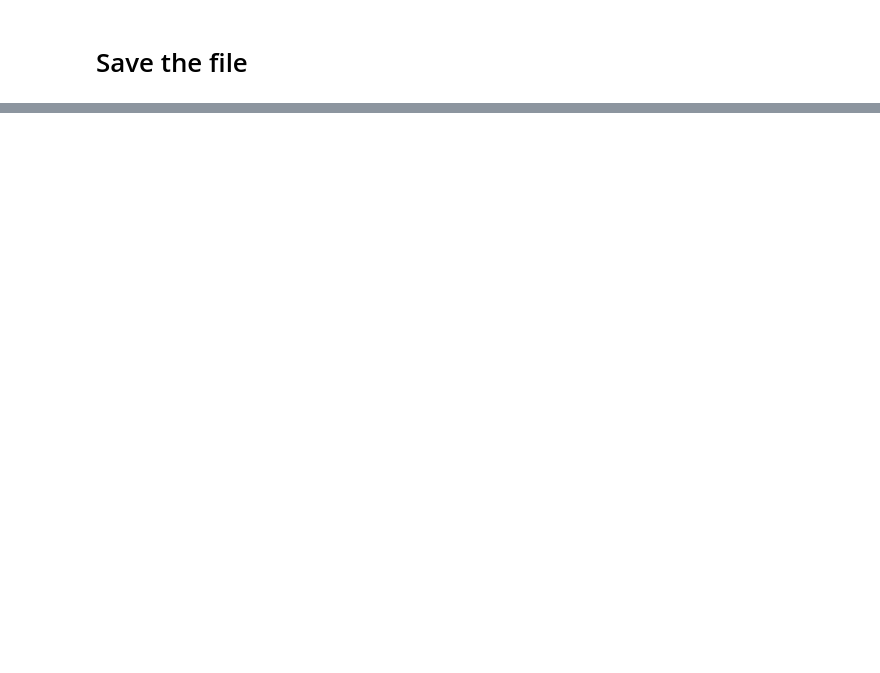
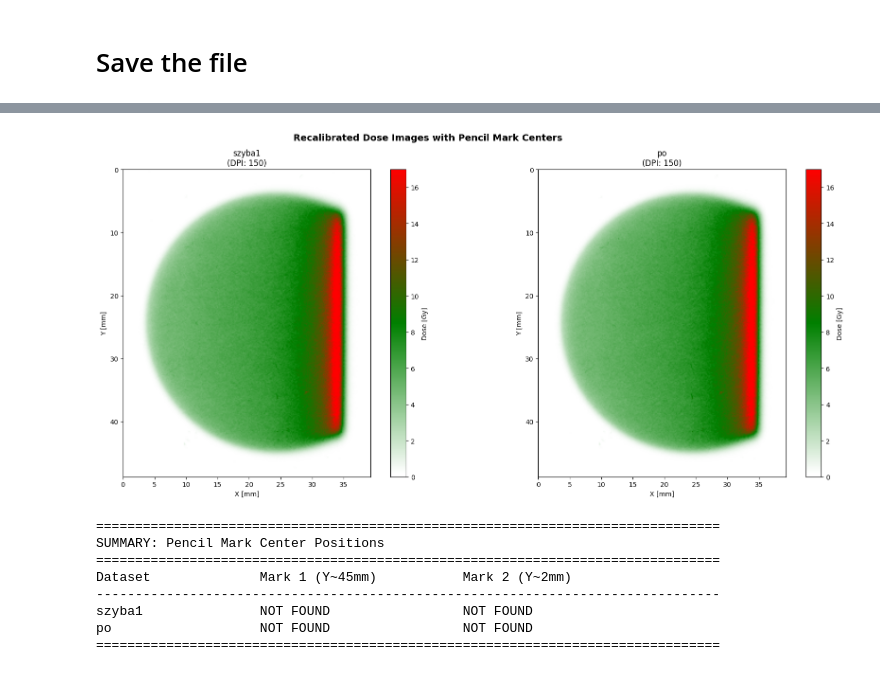
Before and after one commit to grzanka/osl_mb_foils, a Jupyter notebook: notebooks/pub_something_2026/ebt_foils/1.0_ebt_aic144_analysis.ipynb, the cells around one changed output, grey strips where cells are left out. Cells and saved outputs as stored; diff of their text form; code cells hidden in the pictures; blank space fills up the shorter version.

```diff
--- a/notebooks/pub_something_2026/ebt_foils/1.0_ebt_aic144_analysis.ipynb
+++ b/notebooks/pub_something_2026/ebt_foils/1.0_ebt_aic144_analysis.ipynb
@@ -659,0 +833,78 @@ np.savez_compressed('ebt_2D_aic144.npz', processed_pairs['szyba1'].dose_cropped)
+# %%
+# Visualize all 3 cropped recalibrated dose images with pencil mark centers
+fig, axes = plt.subplots(1, 2, figsize=(18, 8))
+
+for idx, (key, pair_data) in enumerate(processed_pairs.items()):
+    ax = axes[idx]
+
+    dose_cropped = pair_data.dose_recalibrated_cropped
+    px_to_mm = pair_data.px_to_mm
+    height, width = dose_cropped.shape
+
+    # Get colormap and normalization
+    vmax = np.percentile(dose_cropped[dose_cropped > 0], 99) if (dose_cropped > 0).any() else dose_cropped.max()
+    cmap = create_dose_colormap(CMAP_WHITE_THRESHOLD_PERCENT)
+
+    # Plot dose image
+    extent = [0, width * px_to_mm, height * px_to_mm, 0]
+    im = ax.imshow(dose_cropped, cmap=cmap, vmin=0, vmax=vmax,
+                   extent=extent, aspect='equal')
+
+    # Get pencil marks for this pair
+    mark1, mark2 = pencil_marks_results[key]
+
+    # Plot and label pencil mark centers
+    markers_to_plot = []
+    if mark1:
+        markers_to_plot.append((mark1, 'Mark 1'))
+    if mark2:
+        markers_to_plot.append((mark2, 'Mark 2'))
+
+    for mark, name in markers_to_plot:
+        # Plot center as blue point
+        ax.plot(mark.center_x_mm, mark.center_y_mm, 'bo', markersize=10, markeredgecolor='white', markeredgewidth=1.5)
+
+        # Add label with position in mm
+        label_text = f'({mark.center_x_mm:.1f}, {mark.center_y_mm:.1f}) mm'
+
+        # Position label with offset to avoid overlap with marker
+        offset_y = 3 if mark.center_y_mm < height * px_to_mm / 2 else -3
+        va = 'top' if offset_y > 0 else 'bottom'
+
+        ax.annotate(label_text,
+                    xy=(mark.center_x_mm, mark.center_y_mm),
+                    xytext=(mark.center_x_mm + 2, mark.center_y_mm + offset_y),
+                    fontsize=9, color='blue', fontweight='bold',
+                    bbox=dict(boxstyle='round,pad=0.3', facecolor='white', alpha=0.8, edgecolor='blue'),
+                    arrowprops=dict(arrowstyle='->', color='blue', lw=1))
+
+    ax.set_xlabel('X [mm]')
+    ax.set_ylabel('Y [mm]')
+    ax.set_title(f'{key}\n(DPI: {pair_data.dpi:.0f})')
+    plt.colorbar(im, ax=ax, label='Dose [Gy]', fraction=0.046)
+
+plt.suptitle('Recalibrated Dose Images with Pencil Mark Centers', fontsize=14, fontweight='bold')
+plt.tight_layout()
+plt.show()
+
+# Print summary table
+print('\n' + '='*80)
+print('SUMMARY: Pencil Mark Center Positions')
+print('='*80)
+print(f'{"Dataset":<20} {"Mark 1 (Y~45mm)":<25} {"Mark 2 (Y~2mm)":<25}')
+print('-'*80)
+for key, (mark1, mark2) in pencil_marks_results.items():
+    m1_str = f'X={mark1.center_x_mm:.4f}, Y={mark1.center_y_mm:.4f}' if mark1 else 'NOT FOUND'
+    m2_str = f'X={mark2.center_x_mm:.4f}, Y={mark2.center_y_mm:.4f}' if mark2 else 'NOT FOUND'
+    print(f'{key:<20} {m1_str:<25} {m2_str:<25}')
+print('='*80)
+# %% [output]
+[figure, added]
+================================================================================
+SUMMARY: Pencil Mark Center Positions
+================================================================================
+Dataset              Mark 1 (Y~45mm)           Mark 2 (Y~2mm)
+--------------------------------------------------------------------------------
+szyba1               NOT FOUND                 NOT FOUND
+po                   NOT FOUND                 NOT FOUND
+================================================================================
```
Also changed, not shown: parts of 12 cells of this notebook.
